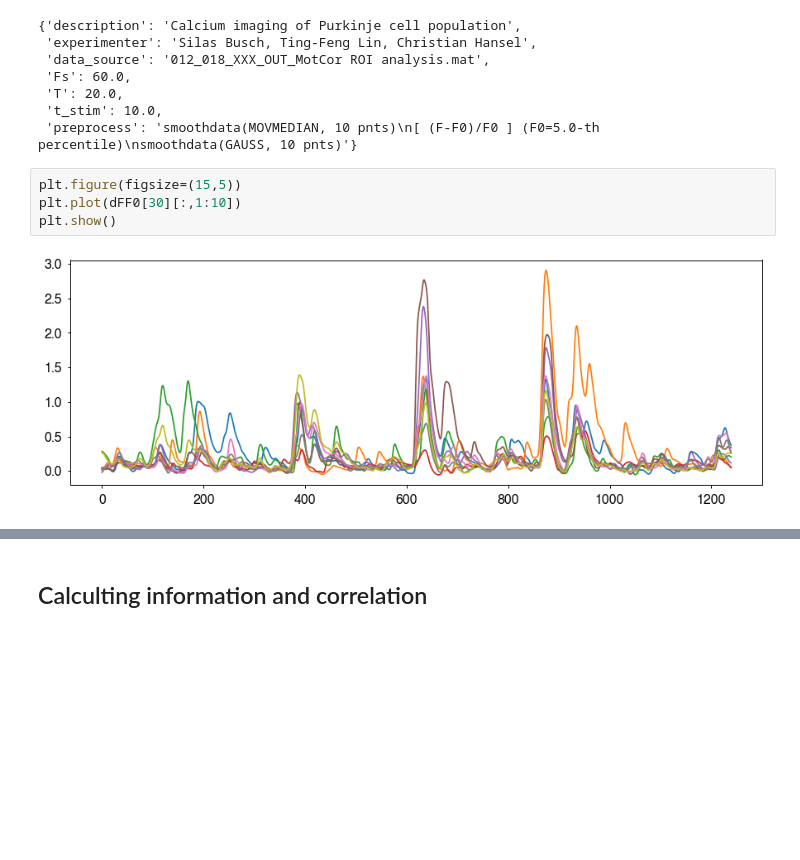
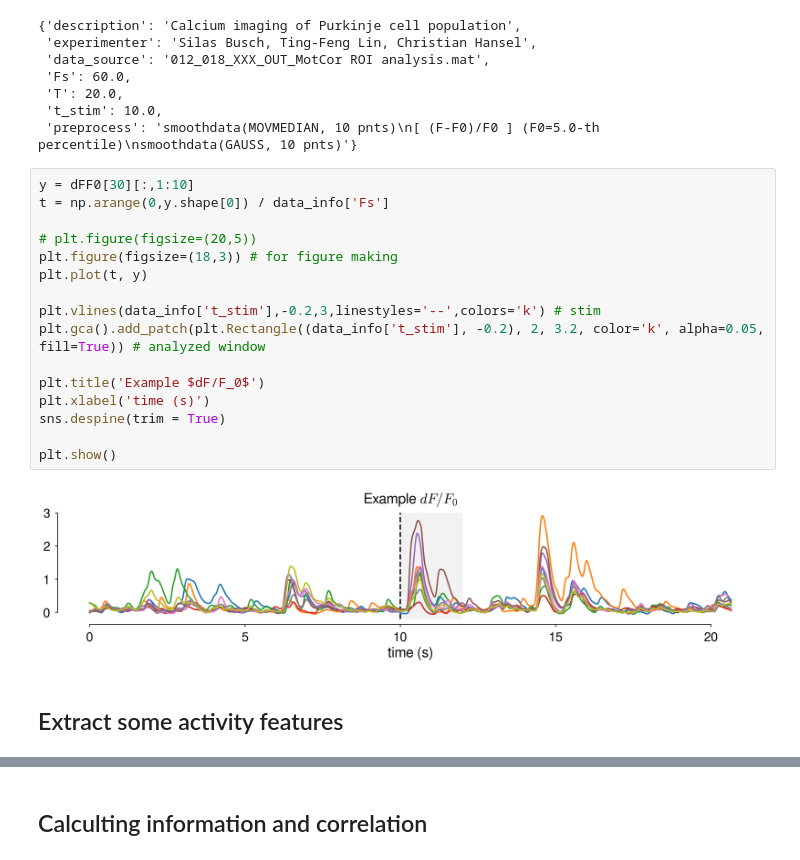
Before and after one commit to tuanpham96/TDA-class-Winter2021, a Jupyter notebook: proj/preprocessing.ipynb, the cells around one changed output, grey strips where cells are left out. Cells and saved outputs as stored; diff of their text form; blank space fills up the shorter version.

```diff
--- a/proj/preprocessing.ipynb
+++ b/proj/preprocessing.ipynb
@@ -70,9 +74,23 @@ data_info
  'T': 20.0,
  't_stim': 10.0,
  'preprocess': 'smoothdata(MOVMEDIAN, 10 pnts)\n[ (F-F0)/F0 ] (F0=5.0-th percentile)\nsmoothdata(GAUSS, 10 pnts)'}
-# %%
-plt.figure(figsize=(15,5))
-plt.plot(dFF0[30][:,1:10])
-plt.show()
-# %% [output]
-[figure, removed]
+# %%
+y = dFF0[30][:,1:10]
+t = np.arange(0,y.shape[0]) / data_info['Fs']
+
+# plt.figure(figsize=(20,5))
+plt.figure(figsize=(18,3)) # for figure making
+plt.plot(t, y)
+
+plt.vlines(data_info['t_stim'],-0.2,3,linestyles='--',colors='k') # stim
+plt.gca().add_patch(plt.Rectangle((data_info['t_stim'], -0.2), 2, 3.2, color='k', alpha=0.05, fill=True)) # analyzed window
+
+plt.title('Example $dF/F_0$')
+plt.xlabel('time (s)')
+sns.despine(trim = True)
+
+plt.show()
+# %% [output]
+[figure, added]
+# %% [markdown]
+## Extract some activity features
```
Also changed, not shown: parts of 10 cells of this notebook, 32 other files.
